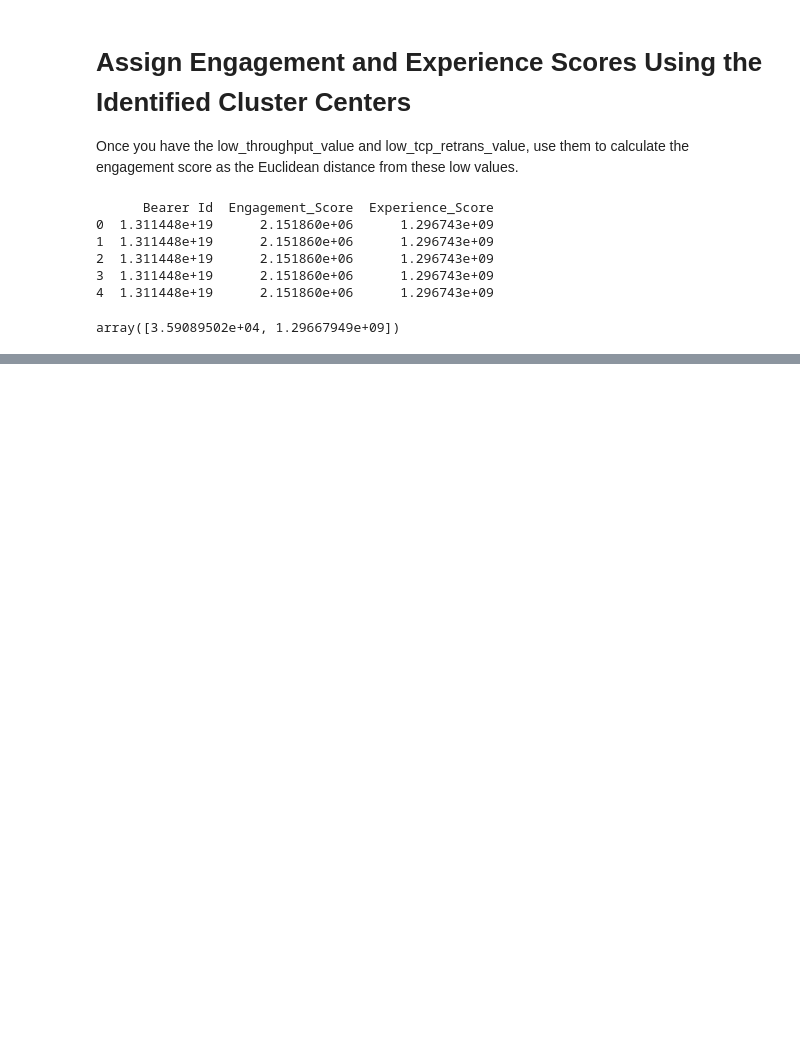
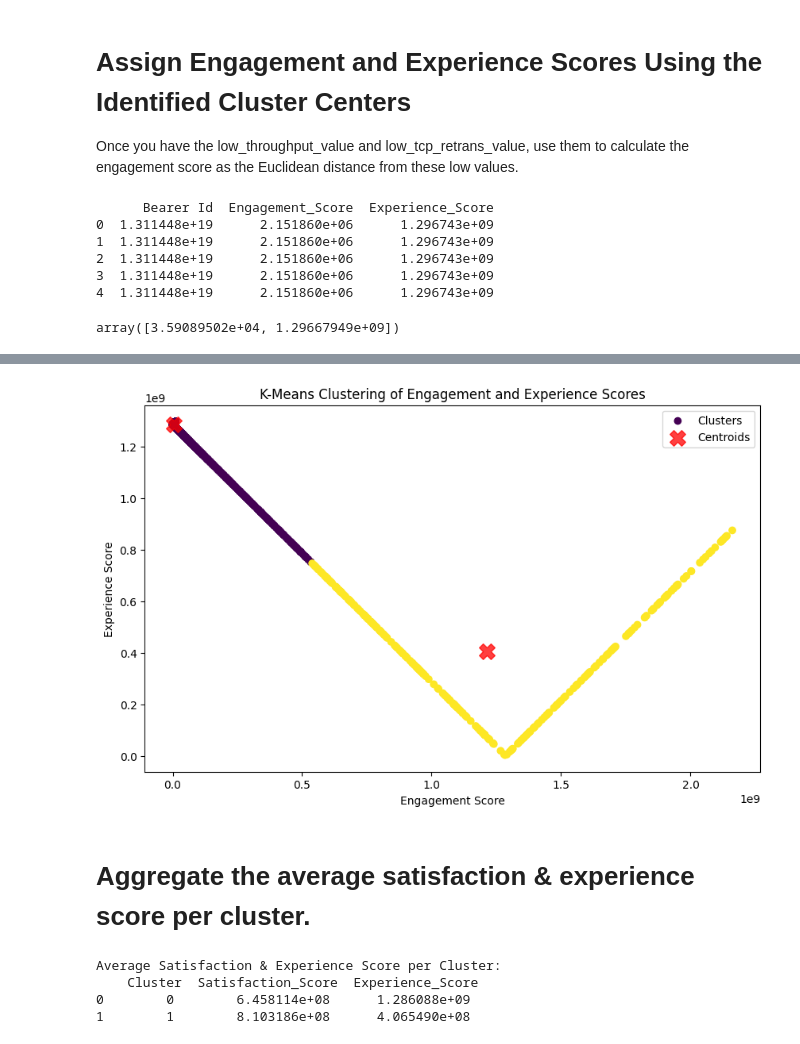
Before and after one commit to Akeab-tame/Week-02-Challenge, a Jupyter notebook: notebooks/Satisfaction_Analysis.ipynb, the cells around one changed output, grey strips where cells are left out. Cells and saved outputs as stored; diff of their text form; code cells hidden in the pictures; blank space fills up the shorter version.

```diff
--- a/notebooks/Satisfaction_Analysis.ipynb
+++ b/notebooks/Satisfaction_Analysis.ipynb
@@ -167,0 +228,4 @@ array([3.59089502e+04, 1.29667949e+09])
+# %%
+# K-means clustering on engagement & experience scores
+kmeans = KMeans(n_clusters=2, random_state=42)
+df['Cluster'] = kmeans.fit_predict(df[['Engagement_Score', 'Experience_Score']])
@@ -167,0 +247,34 @@ array([3.59089502e+04, 1.29667949e+09])
+# %%
+# Plot the clusters
+plt.figure(figsize=(10, 6))
+
+# Scatter plot of engagement and experience scores, colored by cluster
+plt.scatter(df['Engagement_Score'], df['Experience_Score'], c=df['Cluster'], cmap='viridis', label='Clusters')
+
+# Plot the cluster centers
+centers = kmeans.cluster_centers_
+plt.scatter(centers[:, 0], centers[:, 1], c='red', s=200, alpha=0.75, marker='X', label='Centroids')
+
+# Add labels and title
+plt.xlabel('Engagement Score')
+plt.ylabel('Experience Score')
+plt.title('K-Means Clustering of Engagement and Experience Scores')
+
+# Display the legend
+plt.legend()
+
+# Show the plot
+plt.show()
+# %% [output]
+[figure, added]
+# %% [markdown]
+# Aggregate the average satisfaction & experience score per cluster.
+# %%
+# Task 4.5 - Aggregate average satisfaction & experience score per cluster
+cluster_avg = df.groupby('Cluster').agg({'Satisfaction_Score': 'mean', 'Experience_Score': 'mean'}).reset_index()
+print("Average Satisfaction & Experience Score per Cluster:\n", cluster_avg)
+# %% [output]
+Average Satisfaction & Experience Score per Cluster:
+    Cluster  Satisfaction_Score  Experience_Score
+0        0        6.458114e+08      1.286088e+09
+1        1        8.103186e+08      4.065490e+08
```
Also changed, not shown: parts of 11 cells of this notebook.
